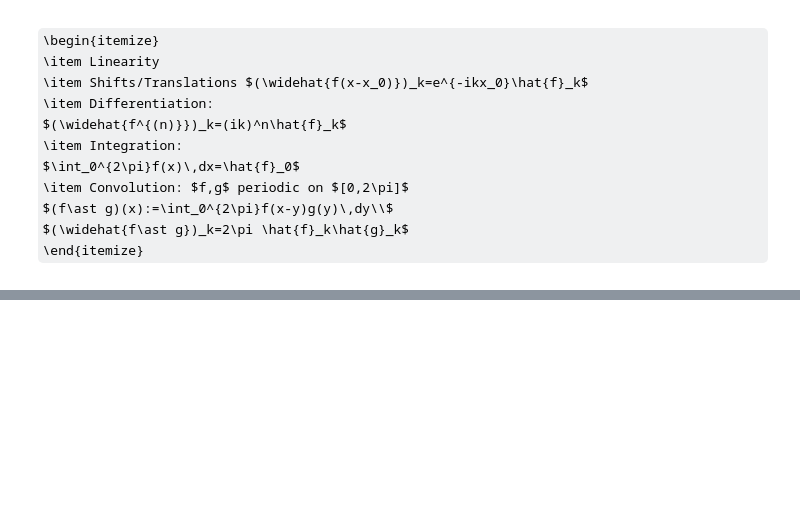
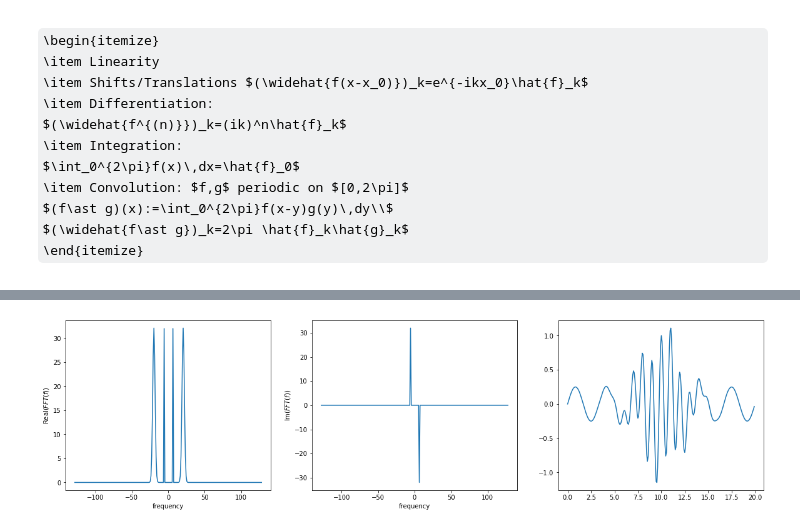
Before and after one commit to raph651/Amath-582-Data-Analysis, a Jupyter notebook: course_notes/lecture_notes.ipynb, the cells around one changed output, grey strips where cells are left out. Saved outputs shown, nothing was run; the diff lists cells and outputs as text; code cells hidden in the pictures; some formulas as TeX source; blank space fills up the shorter version.

```diff
--- a/course_notes/lecture_notes.ipynb
+++ b/course_notes/lecture_notes.ipynb
@@ -85,0 +120,20 @@ $(\widehat{f\ast g})_k=2\pi \hat{f}_k\hat{g}_k$
+# %%
+f_fft=np.fft.fft(ff)
+f_fft=np.fft.fftshift(f_fft)
+n=np.linspace(-N_grid/2,N_grid/2,N_grid)
+
+fig,(ax0,ax1,ax2)=plt.subplots(1,3, figsize=(20,5))
+
+ax0.plot(n,np.abs(f_fft))
+ax0.set_xlabel('frequency')
+ax0.set_ylabel('Real($FFT(f)$)')
+
+ax1.plot(n,f_fft.imag)
+ax1.set_xlabel('frequency')
+ax1.set_ylabel('Im($FFT(f)$)')
+
+ff_i=np.fft.ifft(np.fft.fftshift(f_fft))
+ax2.plot(xx,ff_i)
+plt.show()
+# %% [output]
+[figure, added]
```
Also changed, not shown: parts of 9 cells of this notebook.
